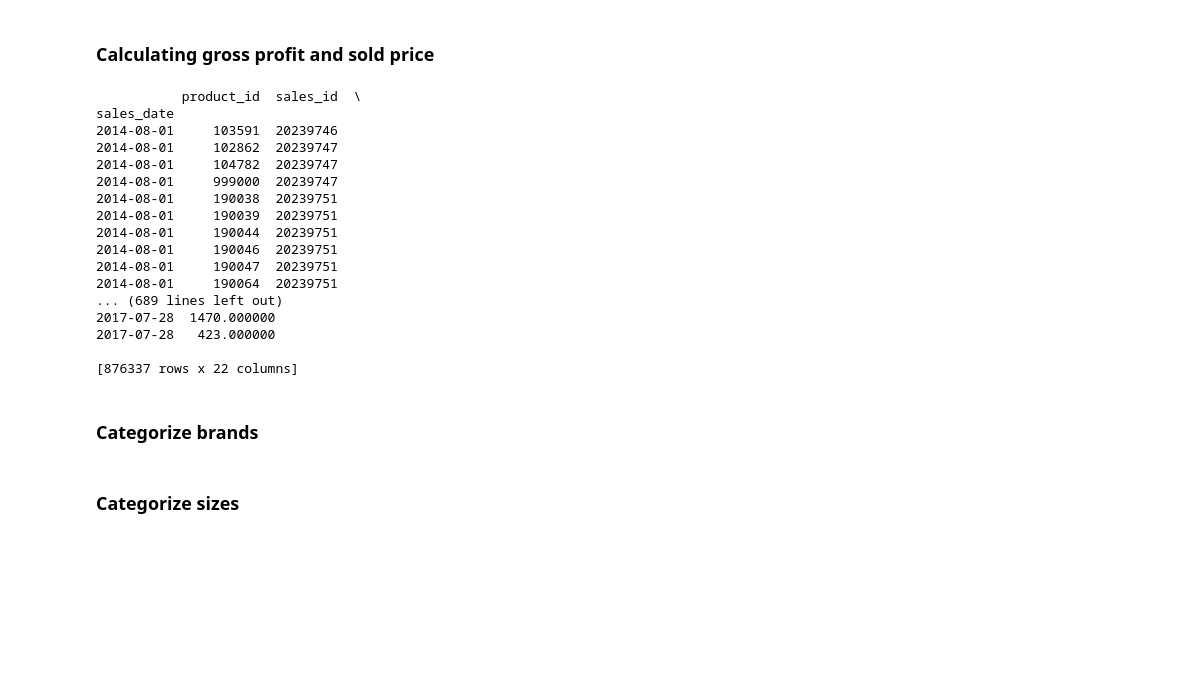
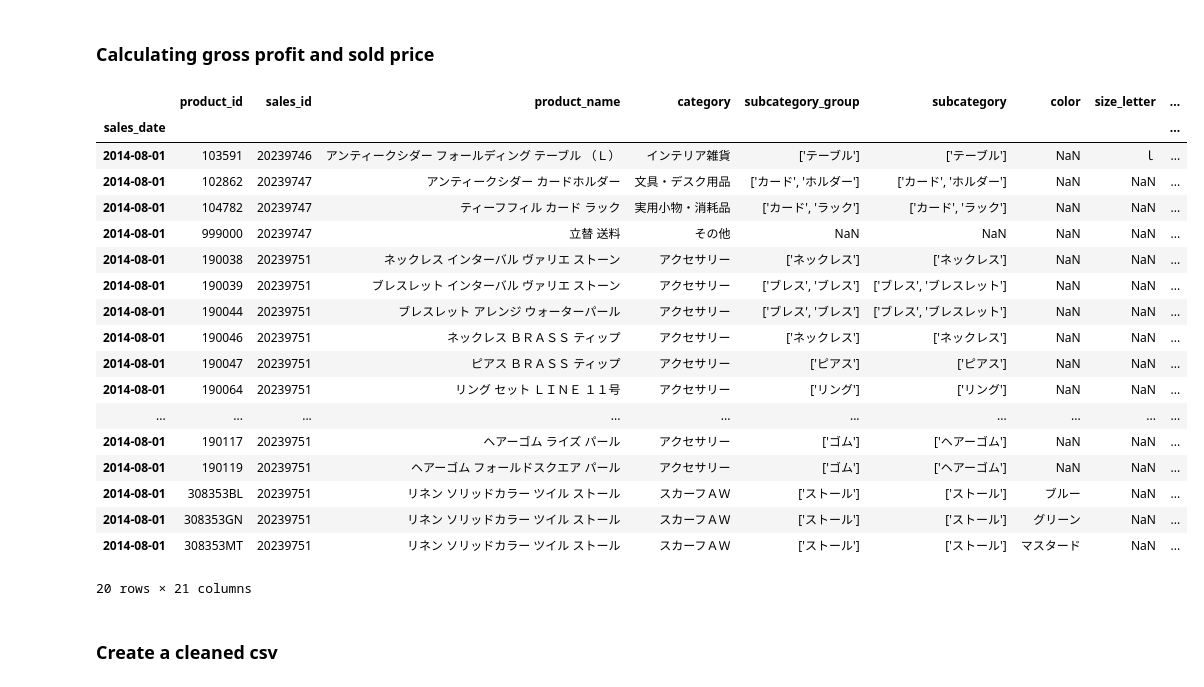
Before and after one commit to masanorinyo/springboard_capstone, a Jupyter notebook: clean_data.ipynb, the cells around one changed output. Saved outputs shown, nothing was run; the diff lists cells and outputs as text; code cells hidden in the pictures; blank space fills up the shorter version.

Commit message:
data cleansing file makes clean_data file

```diff
--- a/clean_data.ipynb
+++ b/clean_data.ipynb
@@ -90,33 +90,58 @@ missing_gross_profits = integrated_df[integrated_df['gross_profit'].isnull()]
 mraw_cost = missing_gross_profits['raw_cost'].apply(np.floor)
 msales_proceeds = missing_gross_profits['sales_proceeds'].apply(np.floor)
 mnumber_of_sales = missing_gross_profits['number_of_sales']
-integrated_df.loc[integrated_df['gross_profit'].isnull(), 'gross_profits'] = msales_proceeds - (mraw_cost * mnumber_of_sales)
+integrated_df.loc[integrated_df['gross_profit'].isnull(), 'gross_profit'] = msales_proceeds - (mraw_cost * mnumber_of_sales)
 
 gross_profit = integrated_df['gross_profit'].apply(np.floor)
 raw_cost = integrated_df['raw_cost'].apply(np.floor)
 number_of_sales = integrated_df['number_of_sales']
 integrated_df['sold_price'] = (gross_profit + (raw_cost * number_of_sales)) / number_of_sales
 sales_variables.append('sold_price')
-print(integrated_df)
-# %% [output]
-           product_id  sales_id  \
-sales_date
-2014-08-01     103591  20239746
-2014-08-01     102862  20239747
-2014-08-01     104782  20239747
-2014-08-01     999000  20239747
-2014-08-01     190038  20239751
-2014-08-01     190039  20239751
-2014-08-01     190044  20239751
-2014-08-01     190046  20239751
-2014-08-01     190047  20239751
-2014-08-01     190064  20239751
-... (689 lines left out)
-2017-07-28  1470.000000
-2017-07-28   423.000000
-
-[876337 rows x 22 columns]
-# %% [markdown]
-### Categorize brands
-# %% [markdown]
-### Categorize sizes
+# %%
+column_order = ['product_id',
+                'sales_id',
+                'product_name',
+                'category',
+                'subcategory_group',
+                'subcategory',
+                'color',
+                'size_letter',
+                'size',
+                'brand',
+                'manufacture_country',
+                'material_type',
+                'material_group',
+                'material',
+                'quality',
+                'retail_price',
+                'sold_price',
+                'sales_proceeds',
+                'number_of_sales',
+                'raw_cost',
+                'gross_profit'
+               ]
+
+integrated_df = integrated_df[column_order]
+integrated_df.head(20)
+# %% [output]
+|  | product_id | sales_id | product_name | category | subcategory_group | subcategory | color | size_letter | ... |
+| sales_date |  |  |  |  |  |  |  |  | ... |
+| 2014-08-01 | 103591 | 20239746 | アンティークシダー フォールディング テーブル （Ｌ） | インテリア雑貨 | ['テーブル'] | ['テーブル'] | NaN | ｌ | ... |
+| 2014-08-01 | 102862 | 20239747 | アンティークシダー カードホルダー | 文具・デスク用品 | ['カード', 'ホルダー'] | ['カード', 'ホルダー'] | NaN | NaN | ... |
+| 2014-08-01 | 104782 | 20239747 | ティーフフィル カード ラック | 実用小物・消耗品 | ['カード', 'ラック'] | ['カード', 'ラック'] | NaN | NaN | ... |
+| 2014-08-01 | 999000 | 20239747 | 立替 送料 | その他 | NaN | NaN | NaN | NaN | ... |
+| 2014-08-01 | 190038 | 20239751 | ネックレス インターバル ヴァリエ ストーン | アクセサリー | ['ネックレス'] | ['ネックレス'] | NaN | NaN | ... |
+| 2014-08-01 | 190039 | 20239751 | ブレスレット インターバル ヴァリエ ストーン | アクセサリー | ['ブレス', 'ブレス'] | ['ブレス', 'ブレスレット'] | NaN | NaN | ... |
+| 2014-08-01 | 190044 | 20239751 | ブレスレット アレンジ ウォーターパール | アクセサリー | ['ブレス', 'ブレス'] | ['ブレス', 'ブレスレット'] | NaN | NaN | ... |
+| 2014-08-01 | 190046 | 20239751 | ネックレス ＢＲＡＳＳ ティップ | アクセサリー | ['ネックレス'] | ['ネックレス'] | NaN | NaN | ... |
+| 2014-08-01 | 190047 | 20239751 | ピアス ＢＲＡＳＳ ティップ | アクセサリー | ['ピアス'] | ['ピアス'] | NaN | NaN | ... |
+| 2014-08-01 | 190064 | 20239751 | リング セット ＬＩＮＥ １１号 | アクセサリー | ['リング'] | ['リング'] | NaN | NaN | ... |
+| ... | ... | ... | ... | ... | ... | ... | ... | ... | ... |
+| 2014-08-01 | 190117 | 20239751 | ヘアーゴム ライズ パール | アクセサリー | ['ゴム'] | ['ヘアーゴム'] | NaN | NaN | ... |
+| 2014-08-01 | 190119 | 20239751 | ヘアーゴム フォールドスクエア パール | アクセサリー | ['ゴム'] | ['ヘアーゴム'] | NaN | NaN | ... |
+| 2014-08-01 | 308353BL | 20239751 | リネン ソリッドカラー ツイル ストール | スカーフＡＷ | ['ストール'] | ['ストール'] | ブルー | NaN | ... |
+| 2014-08-01 | 308353GN | 20239751 | リネン ソリッドカラー ツイル ストール | スカーフＡＷ | ['ストール'] | ['ストール'] | グリーン | NaN | ... |
+| 2014-08-01 | 308353MT | 20239751 | リネン ソリッドカラー ツイル ストール | スカーフＡＷ | ['ストール'] | ['ストール'] | マスタード | NaN | ... |
+20 rows × 21 columns
+# %% [markdown]
+### Create a cleaned csv
```
Also changed, not shown: parts of 3 cells of this notebook, 1 other file.
